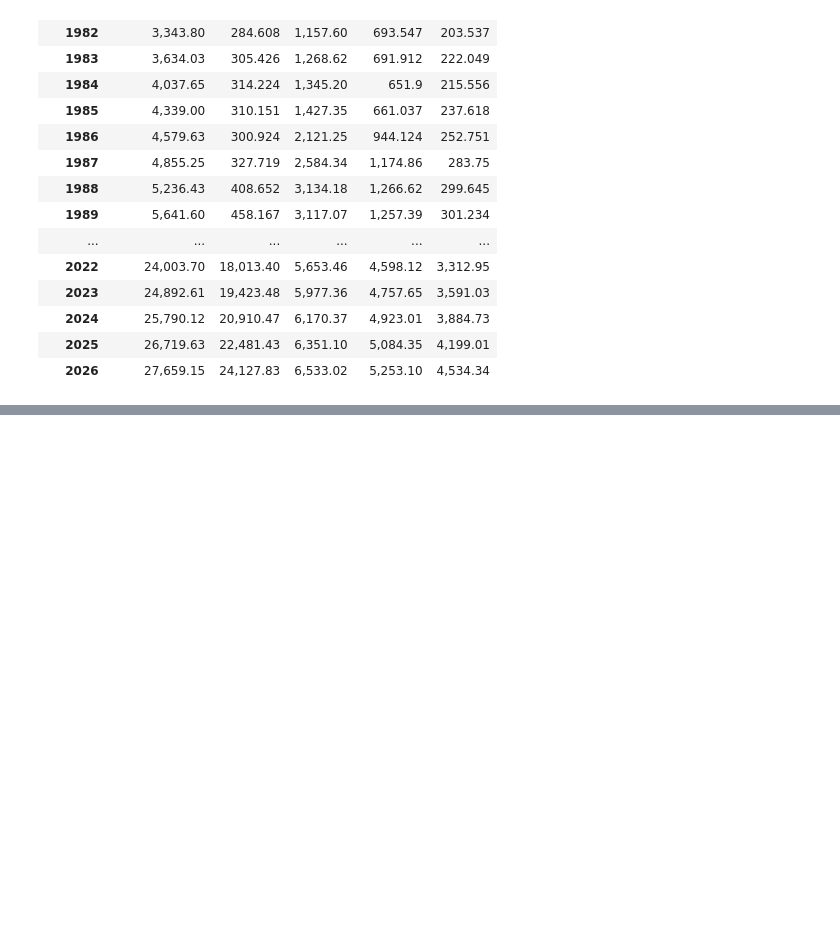
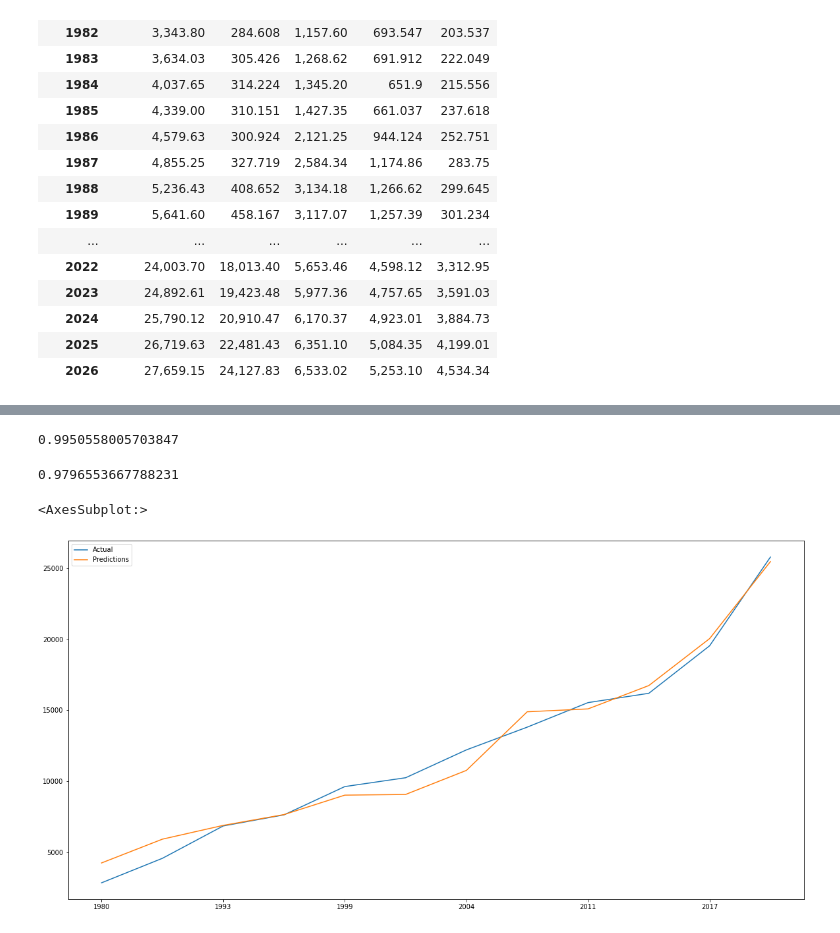
Before and after one commit to frosteric21/Predicting_inflation, a Jupyter notebook: GDPproject2.ipynb, the cells around one changed output, grey strips where cells are left out. Cells and saved outputs as stored; diff of their text form; code cells hidden in the pictures; blank space fills up the shorter version.

```diff
--- a/GDPproject2.ipynb
+++ b/GDPproject2.ipynb
@@ -57,0 +135,13 @@ GDP5
+# %%
+
+# create models for each country
+US_model = RandomForestRegressor(n_estimators=100, max_depth=3, random_state=0)
+US_model.fit(US_X_train, US_y_train)
+china_model = RandomForestRegressor(n_estimators=100, max_depth=3, random_state=0)
+china_model.fit(china_X_train, china_y_train)
+japan_model = RandomForestRegressor(n_estimators=100, max_depth=3, random_state=0)
+japan_model.fit(japan_X_train, japan_y_train)
+india_model = RandomForestRegressor(n_estimators=100, max_depth=3, random_state=0)
+india_model.fit(india_X_train, india_y_train)
+germany_model = RandomForestRegressor(n_estimators=100, max_depth=3, random_state=0)
+germany_model.fit(germany_X_train, germany_y_train)
@@ -57,0 +150,3 @@ GDP5
+# %%
+US_GDP_preds = US_model.predict(US_X_test)
+US_GDP_preds
@@ -57,0 +225,17 @@ GDP5
+# %%
+US_model.score(US_X_train, US_y_train)
+# %% [output]
+0.9950558005703847
+# %%
+US_model.score(US_X_test, US_y_test)
+# %% [output]
+0.9796553667788231
+# %%
+US_pred_results = US_X_test.index.to_frame()
+US_pred_results["Actual"] = US_y_test
+US_pred_results["Predictions"] = US_GDP_preds
+US_pred_results.sort_index(inplace=True)
+US_pred_results.plot(figsize=(20,10))
+# %% [output]
+<AxesSubplot:>
+[figure, added]
```
Also changed, not shown: parts of 31 cells of this notebook, 3 other files.
